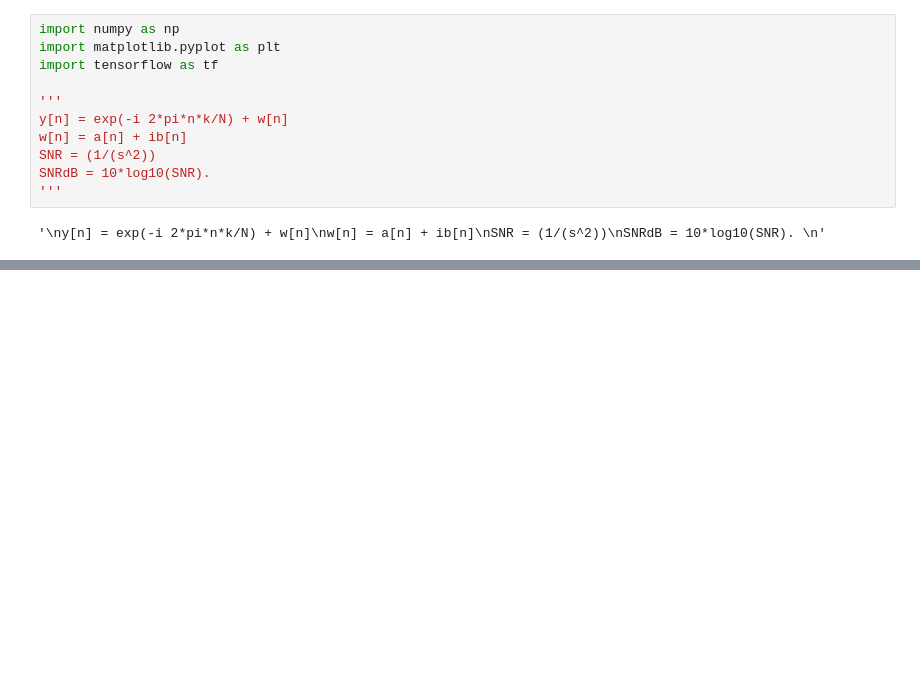
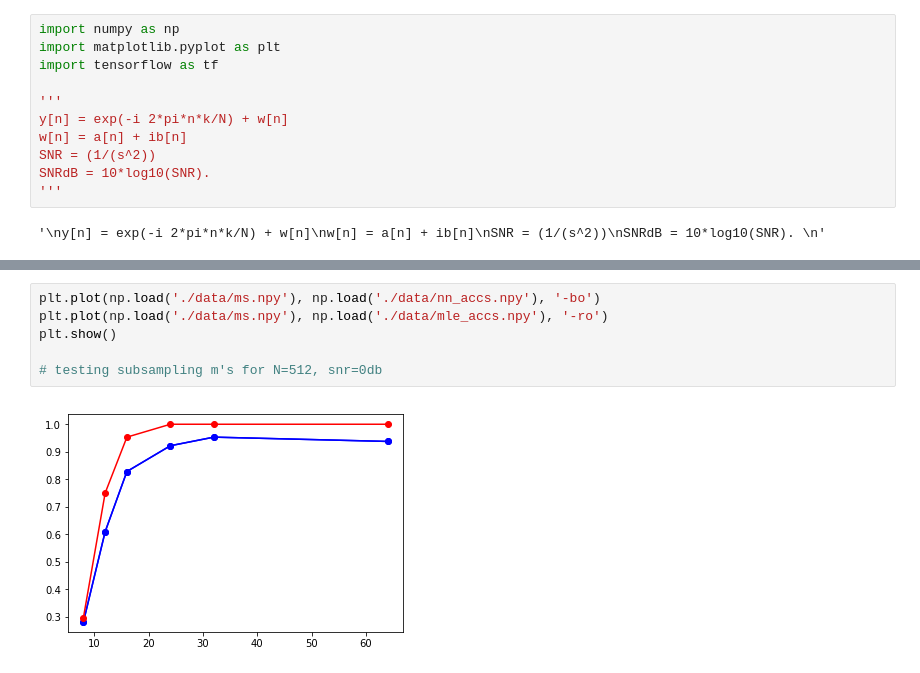
Before and after one commit to shloak/frequency, a Jupyter notebook: data_gen.ipynb, the cells around one changed output, grey strips where cells are left out. Saved outputs shown, nothing was run; the diff lists cells and outputs as text; blank space fills up the shorter version.

```diff
--- a/data_gen.ipynb
+++ b/data_gen.ipynb
@@ -260,3 +795,11 @@ Testing Accuracy MLE: 1.0
+# %%
+plt.plot(np.load('./data/ms.npy'), np.load('./data/nn_accs.npy'), '-bo')
+plt.plot(np.load('./data/ms.npy'), np.load('./data/mle_accs.npy'), '-ro')
+plt.show()
+
+# testing subsampling m's for N=512, snr=0db
+# %% [output]
+[figure, added]
 # %%
 plt.plot(accuracies)
 plt.show()
```
Also changed, not shown: parts of 15 cells of this notebook, 6 other files.
